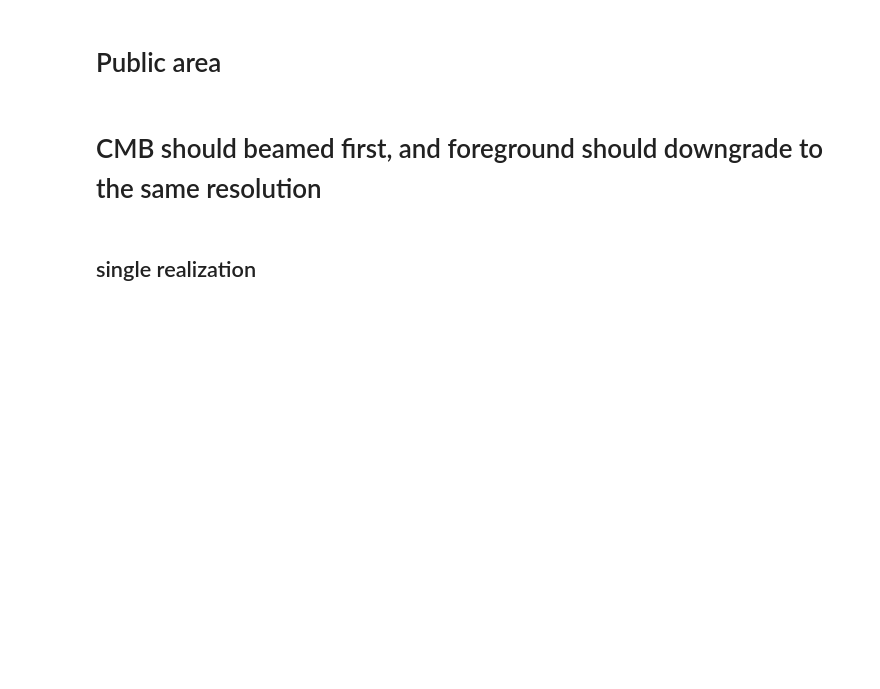
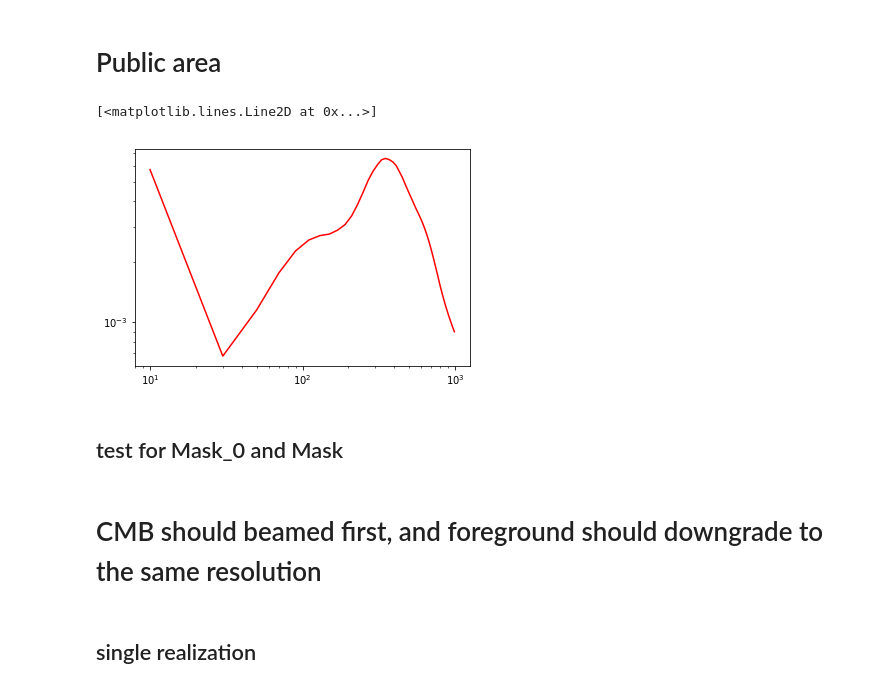
Before and after one commit to yaojian95/Ali_foreground, a Jupyter notebook: codes/Maps_for_USTC.ipynb, the cells around one changed output. Drawn from its saved outputs; the diff is of its cells as text; code cells hidden in the pictures; blank space fills up the shorter version.

```diff
--- a/codes/Maps_for_USTC.ipynb
+++ b/codes/Maps_for_USTC.ipynb
@@ -110,10 +119,20 @@ clee_clean = utils.bin_l(np.mean(Cl_cmb, axis = 0)[1], lmax, Q); clbb_clean = ut
 # %%
 cl_clean_44_mean = np.row_stack((clee_clean, clbb_clean))
 cl_clean_44_std = np.row_stack((clee_clean_std, clbb_clean_std))
+# %%
+ll = utils.get_ell(lmax, Q)
+el2 = utils.l2(Ell)
+
+plt.loglog(Ell, el2*clbb_clean, 'r-',label = 'anafast')
+# %% [output]
+[<matplotlib.lines.Line2D at 0x...>]
+[figure, added]
 # %%
 ## 95GHz: cl_clean; clean_std
 # %%
 np.save('/fnx/jianyao/cmb_0.05_realizations/cl_clean_95GHz_mean_std.npy', np.row_stack((cl_clean, cl_clean_std)))
+# %% [markdown]
+## test for Mask_0 and Mask
 # %% [markdown]
 # CMB should beamed first, and foreground should downgrade to the same resolution
 # %%
```
Also changed, not shown: parts of 30 cells of this notebook.
